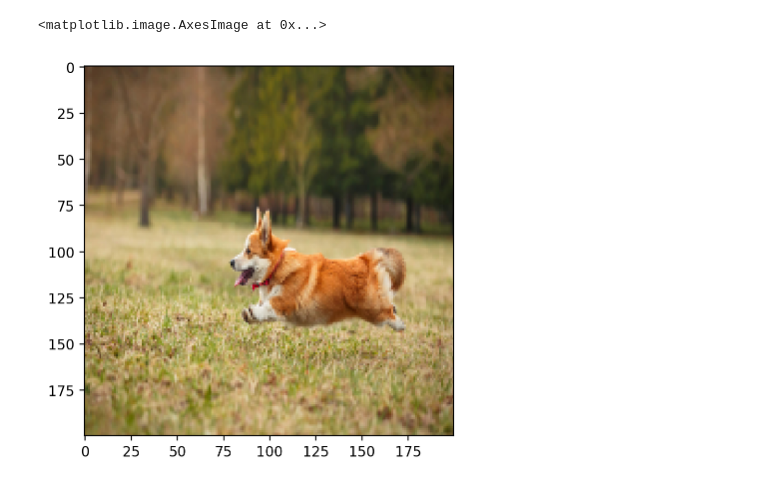
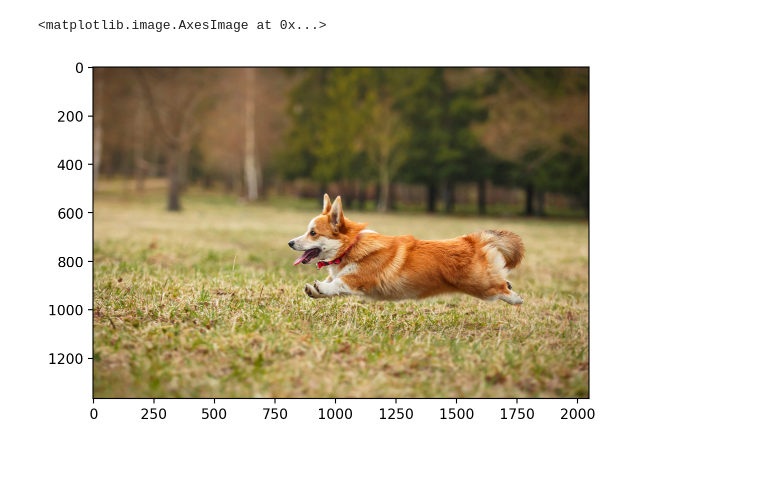
Before and after one commit to HarshilShah1804/ES335_Assignment2, a Jupyter notebook: Task_3.ipynb, the cells around one changed output. Cells and saved outputs as stored; diff of their text form; code cells hidden in the pictures; blank space fills up the shorter version.

```diff
--- a/Task_3.ipynb
+++ b/Task_3.ipynb
@@ -28,20 +29,23 @@ try:
 except ImportError:
     %pip install einops
     from einops import rearrange
+# %%
+# Load high-resolution image
+original_image = cv2.imread('dog.jpg')
+original_image = cv2.cvtColor(original_image, cv2.COLOR_BGR2RGB)
+
+plt.imshow(original_image)
+# %% [output]
+<matplotlib.image.AxesImage at 0x...>
+[figure, added]
 # %%
-# Load high-resolution image
-original_image = cv2.imread('dog.jpg')
-original_image = cv2.cvtColor(original_image, cv2.COLOR_BGR2RGB)
 
-high_res_image = cv2.resize(original_image, (400, 400))
+high_res_image = original_image[]
 
 # Downscale to 200x200 to simulate a low-resolution image
 low_res_image = cv2.resize(high_res_image, (200, 200))
 
 plt.imshow(low_res_image)
-# %% [output]
-<matplotlib.image.AxesImage at 0x...>
-[figure, removed]
 # %%
 def create_rff_features(X, num_features, sigma):
     from sklearn.kernel_approximation import RBFSampler
```
Also changed, not shown: parts of 2 cells of this notebook.
